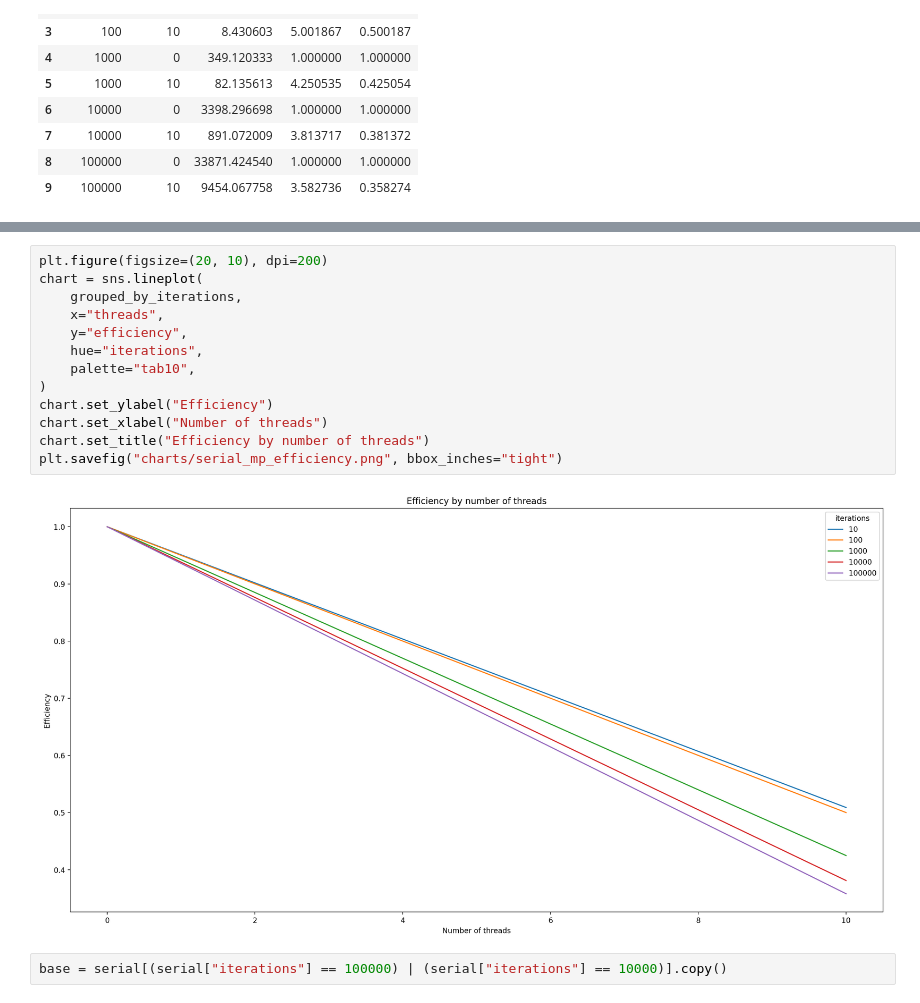
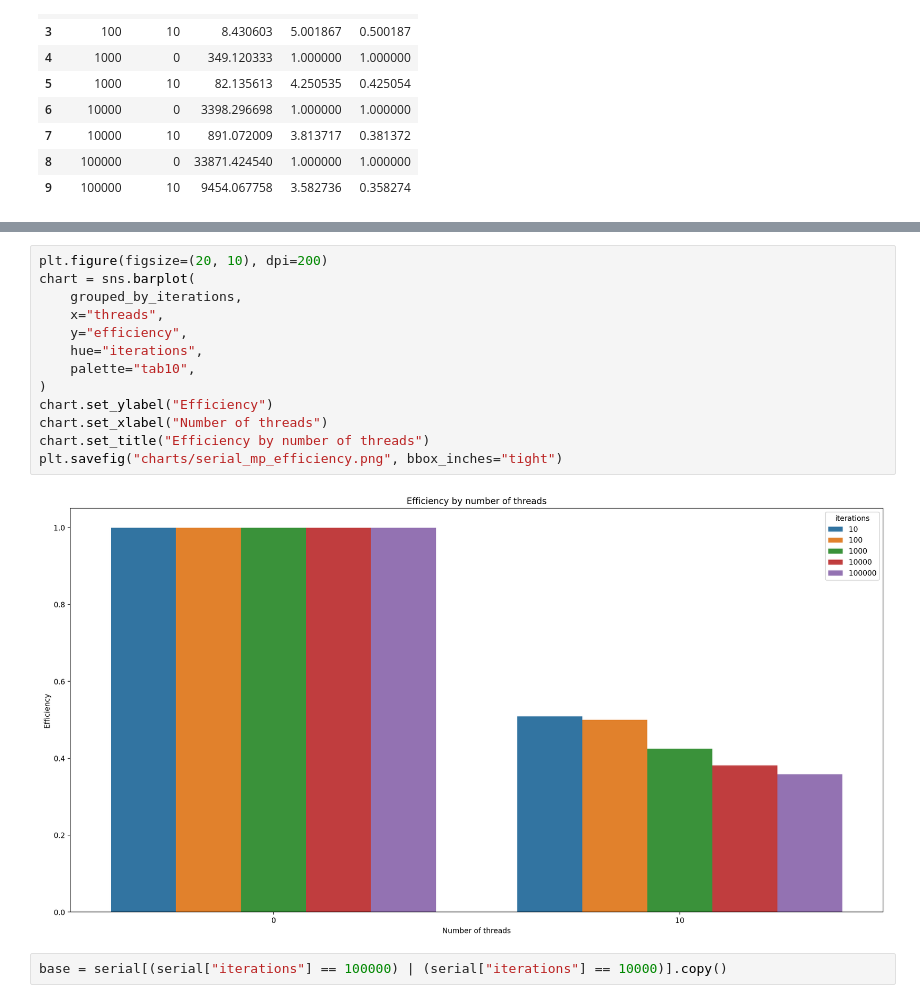
Before and after one commit to AlmirNeeto99/mandelbrot-opencl, a Jupyter notebook: analysis/analysis.ipynb, the cells around one changed output, grey strips where cells are left out. Drawn from its saved outputs; the diff is of its cells as text.

Commit message:
improving speedup and efficiency charts to bar

```diff
--- a/analysis/analysis.ipynb
+++ b/analysis/analysis.ipynb
@@ -78,18 +78,18 @@ plt.savefig("charts/serial_mp_speed_up.png", bbox_inches="tight")
 # %%
 plt.figure(figsize=(20, 10), dpi=200)
-chart = sns.lineplot(
+chart = sns.barplot(
     grouped_by_iterations,
     x="threads",
     y="efficiency",
     hue="iterations",
     palette="tab10",
 )
 chart.set_ylabel("Efficiency")
 chart.set_xlabel("Number of threads")
 chart.set_title("Efficiency by number of threads")
 plt.savefig("charts/serial_mp_efficiency.png", bbox_inches="tight")
 # %% [output]
-[figure, old version]
+[figure, new version]
 # %%
 base = serial[(serial["iterations"] == 100000) | (serial["iterations"] == 10000)].copy()
 # %%
```
Also changed, not shown: parts of 5 cells of this notebook.
